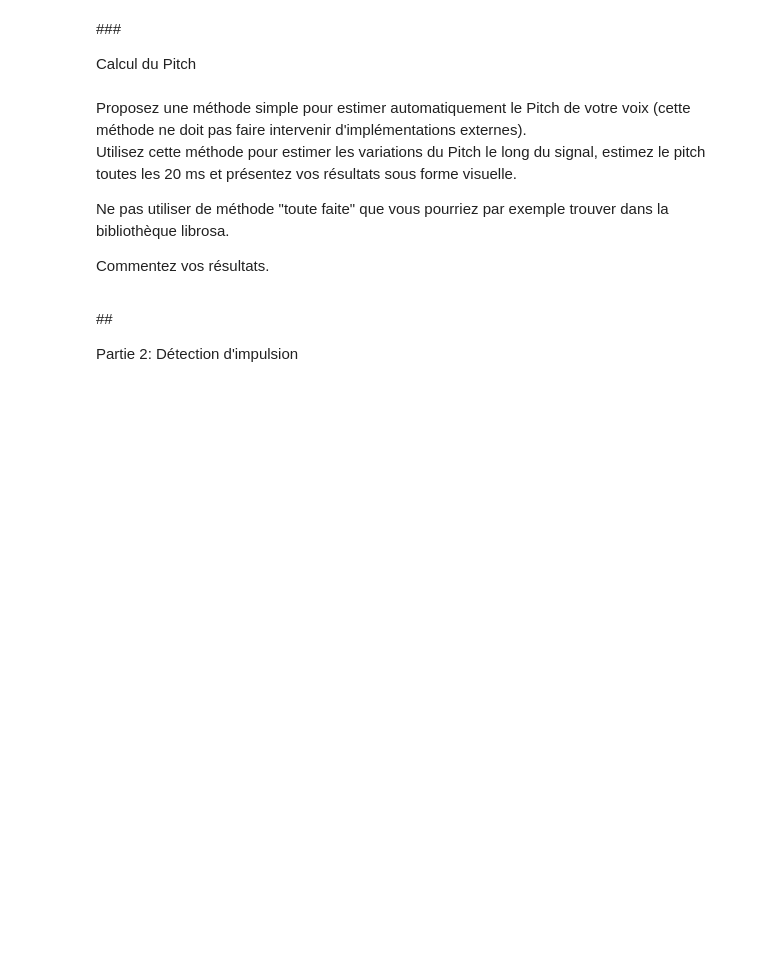
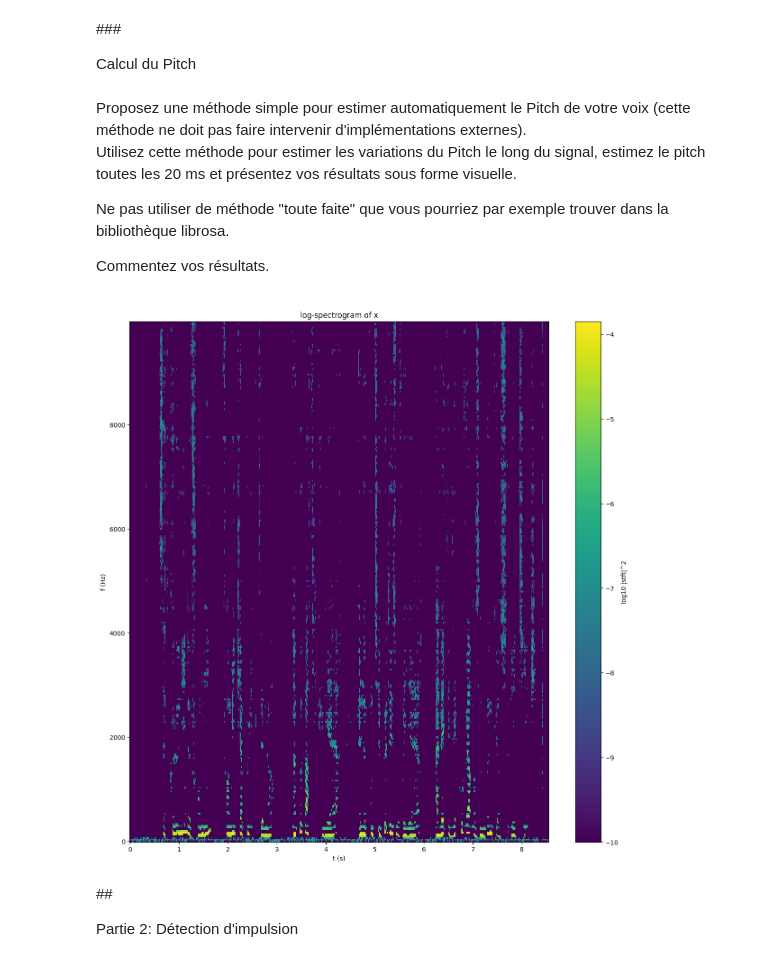
Before and after one commit to TheoBSG/MVA_signal, a Jupyter notebook: TP1/dlts-tp1.ipynb, the cells around one changed output. Saved outputs shown, nothing was run; the diff lists cells and outputs as text; code cells hidden in the pictures; blank space fills up the shorter version.

```diff
--- a/TP1/dlts-tp1.ipynb
+++ b/TP1/dlts-tp1.ipynb
@@ -60,6 +111,36 @@ Ne pas utiliser de méthode "toute faite" que vous pourriez par exemple trouver
 
 Commentez vos résultats.
     </div>
+# %%
+# Test : the pitch is supposed to cary the most power
+# -> Does not work in practice ( due to unusual values from the mean of measure ??)
+# May be usefull to check for harmonic first and then get the harmonic that carries the most power (i.e the lowest one)
+
+tolerance = 0.2
+max_log_DSP_windowize = np.max(log_spectrogram,
+                               axis = 1)
+
+# print(log_spectrogram.shape)
+# print(max_log_DSP_windowize.shape)
+max_log_DSP_windowize = np.transpose(np.array([max_log_DSP_windowize for i in range(log_spectrogram.shape[1])]))
+# print(max_log_DSP_windowize.shape)
+
+filtered_log_spectrogram = log_spectrogram.copy()
+# print(max_log_DSP_windowize)
+# print(filtered_log_spectrogram<=(max_log_DSP_windowize - tolerance))
+# print(max_log_DSP_windowize - tolerance*max_log_DSP_windowize)
+
+filtered_log_spectrogram[filtered_log_spectrogram<(max_log_DSP_windowize + tolerance*max_log_DSP_windowize)] = -10
+
+plt.figure(figsize = (15, 15))                  # Better to have a bigger height than risk loosing info by cutting at a frequency that is too low
+plt.pcolor(time, frequencies, filtered_log_spectrogram)
+plt.title('log-spectrogram of x')
+plt.xlabel('t (s)')
+plt.ylabel('f (Hz)')
+plt.colorbar(label = 'log10 |stft|^2')
+plt.show()
+# %% [output]
+[figure, added]
 # %% [markdown]
 ## <div class=consignes>Partie 2: Détection d'impulsion </div>
 # %% [markdown]
```
Also changed, not shown: parts of 4 cells of this notebook.
